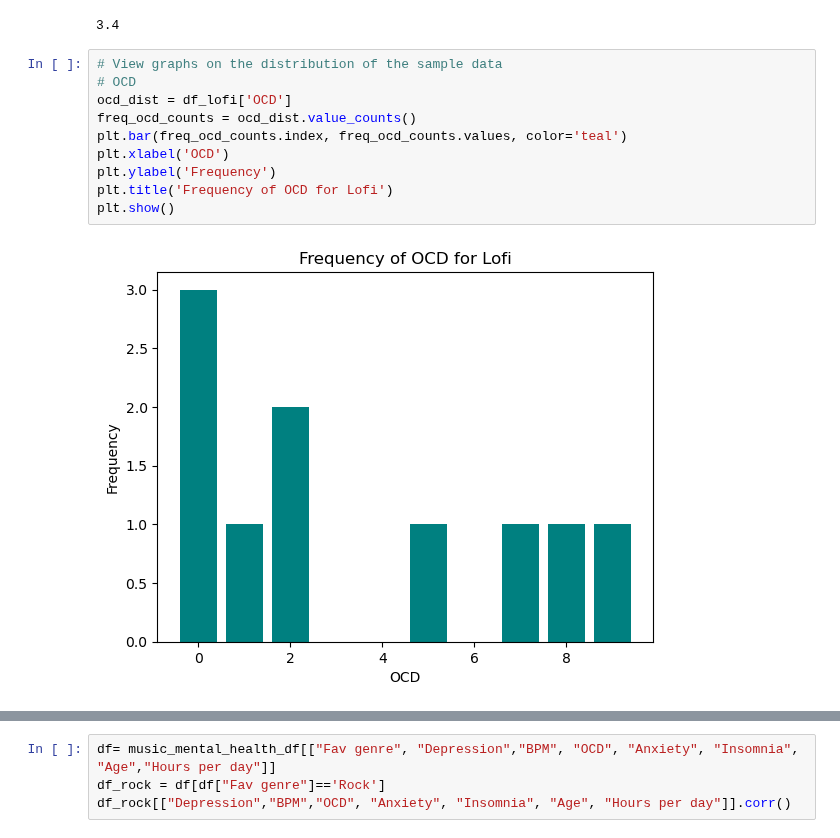
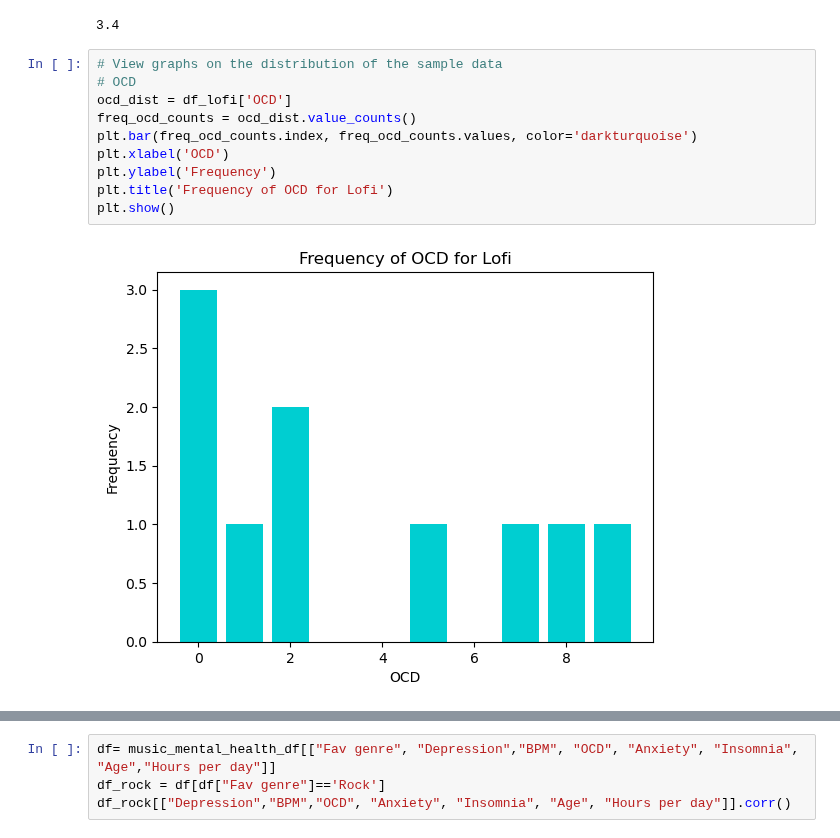
Before and after one commit to jdanielle12/project1, a Jupyter notebook: music_and_mental_health.ipynb, the cells around one changed output, grey strips where cells are left out. Cells and saved outputs as stored; diff of their text form.

```diff
--- a/music_and_mental_health.ipynb
+++ b/music_and_mental_health.ipynb
@@ -72,15 +72,15 @@ print(average_ocd)
 # %%
 # View graphs on the distribution of the sample data
 # OCD
 ocd_dist = df_lofi['OCD']
 freq_ocd_counts = ocd_dist.value_counts()
-plt.bar(freq_ocd_counts.index, freq_ocd_counts.values, color='teal')
+plt.bar(freq_ocd_counts.index, freq_ocd_counts.values, color='darkturquoise')
 plt.xlabel('OCD')
 plt.ylabel('Frequency')
 plt.title('Frequency of OCD for Lofi')
 plt.show()
 # %% [output]
-[figure, old version]
+[figure, new version]
 # %%
 # Create a scatterplot to chart the correlation between ocd and bpm
 bpm_ocd = df_lofi.plot.scatter(x="BPM",y="OCD",title="Relationship between OCD and BPM for Lofi", figsize=(8,4),
```
Also changed, not shown: parts of 11 cells of this notebook, 13 other files.
